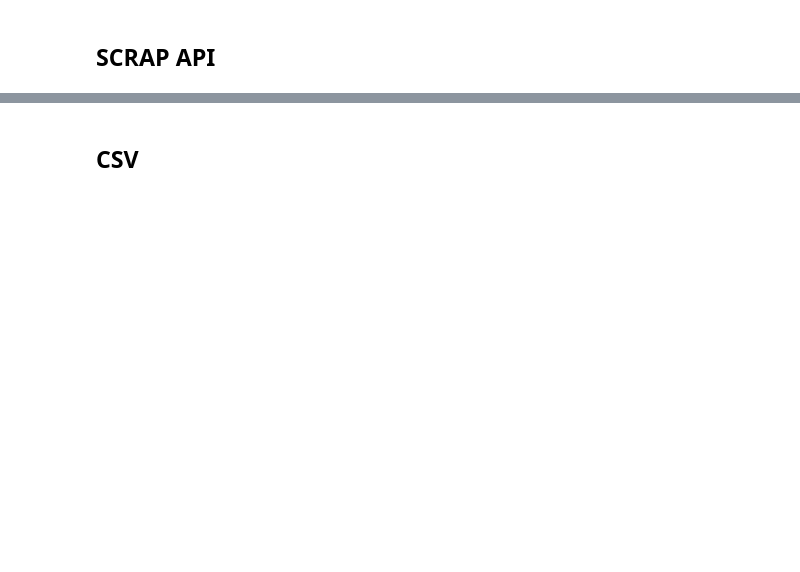
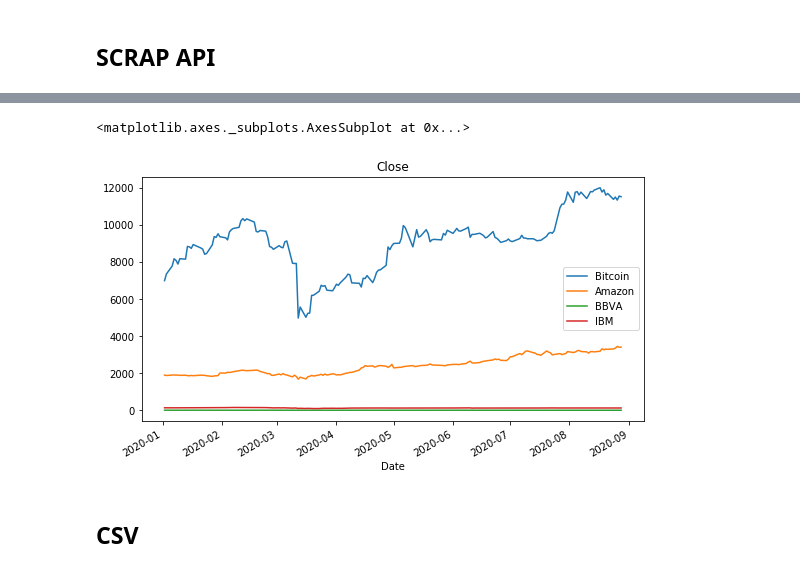
Before and after one commit to iserranoz/datamex_102020, a Jupyter notebook: module-1/web-project/your-code/web scraping noticias.ipynb, the cells around one changed output, grey strips where cells are left out. Cells and saved outputs as stored; diff of their text form; code cells hidden in the pictures; blank space fills up the shorter version.

```diff
--- a/module-1/web-project/your-code/web scraping noticias.ipynb
+++ b/module-1/web-project/your-code/web scraping noticias.ipynb
@@ -336,0 +296,14 @@ amazon.to_csv('amazon.csv', sep = ',')
+# %%
+#transforming to a dataframe
+BBVA = BBVA.to_frame(name='BBVA')
+ibm = ibm.to_frame(name='IBM')
+fb = fb.to_frame(name='Facebook')
+amazon = amazon.to_frame(name='Amazon')
+apple = apple.to_frame(name='Apple')
+bitcoin = bitcoin.to_frame(name='Bitcoin')
+# %%
+df3 = pd.merge(bitcoin, amazon, on='Date')
+# %%
+df4 =  pd.merge(BBVA, ibm, on='Date')
+# %%
+df6 = pd.merge(df3, df4, on='Date')
@@ -337,2 +331,7 @@ amazon.to_csv('amazon.csv', sep = ',')
+# %%
+df6.plot(figsize = (9,5),title='Close')
+# %% [output]
+<matplotlib.axes._subplots.AxesSubplot at 0x...>
+[figure, added]
 # %% [markdown]
 ## CSV
```
Also changed, not shown: parts of 62 cells of this notebook, 5 other files.
